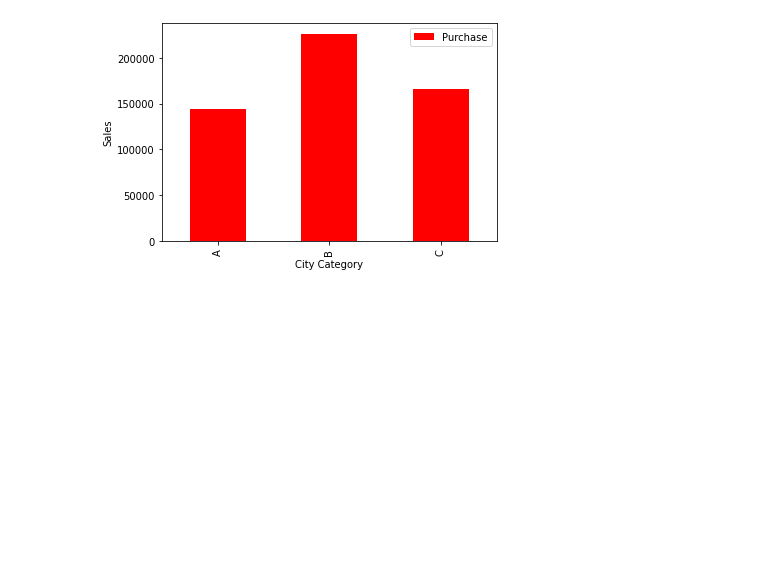
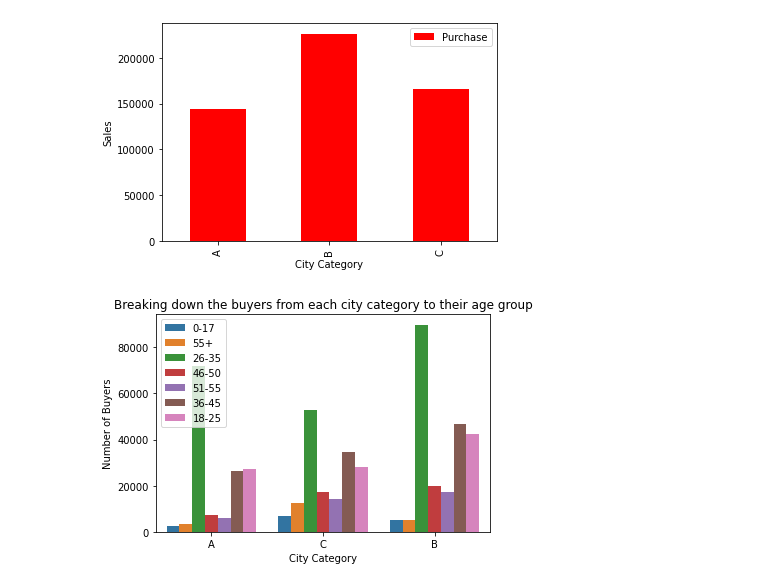
Before and after one commit to ManavKaul/Black-Friday-Sale, a Jupyter notebook: Black_Friday_Sale_Analysis.ipynb, the cells around one changed output. Cells and saved outputs as stored; diff of their text form; code cells hidden in the pictures; blank space fills up the shorter version.

```diff
--- a/Black_Friday_Sale_Analysis.ipynb
+++ b/Black_Friday_Sale_Analysis.ipynb
@@ -112,3 +112,12 @@ plt.ylabel("Sales")
 plt.show()
 # %% [output]
 [figure]
+# %%
+sns.countplot(df['City_Category'],hue=df['Age'])
+plt.xlabel("City Category")
+plt.ylabel("Number of Buyers")
+plt.legend()
+plt.title("Breaking down the buyers from each city category to their age group")
+plt.show()
+# %% [output]
+[figure, added]
```
